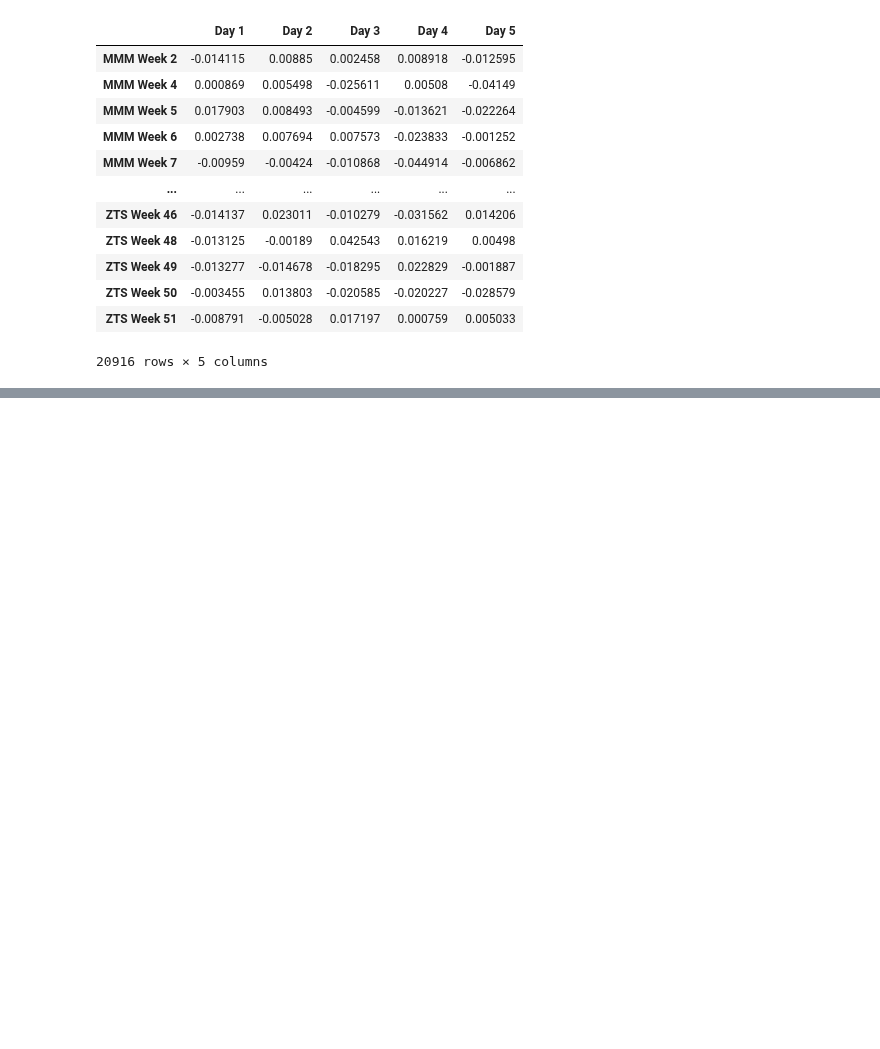
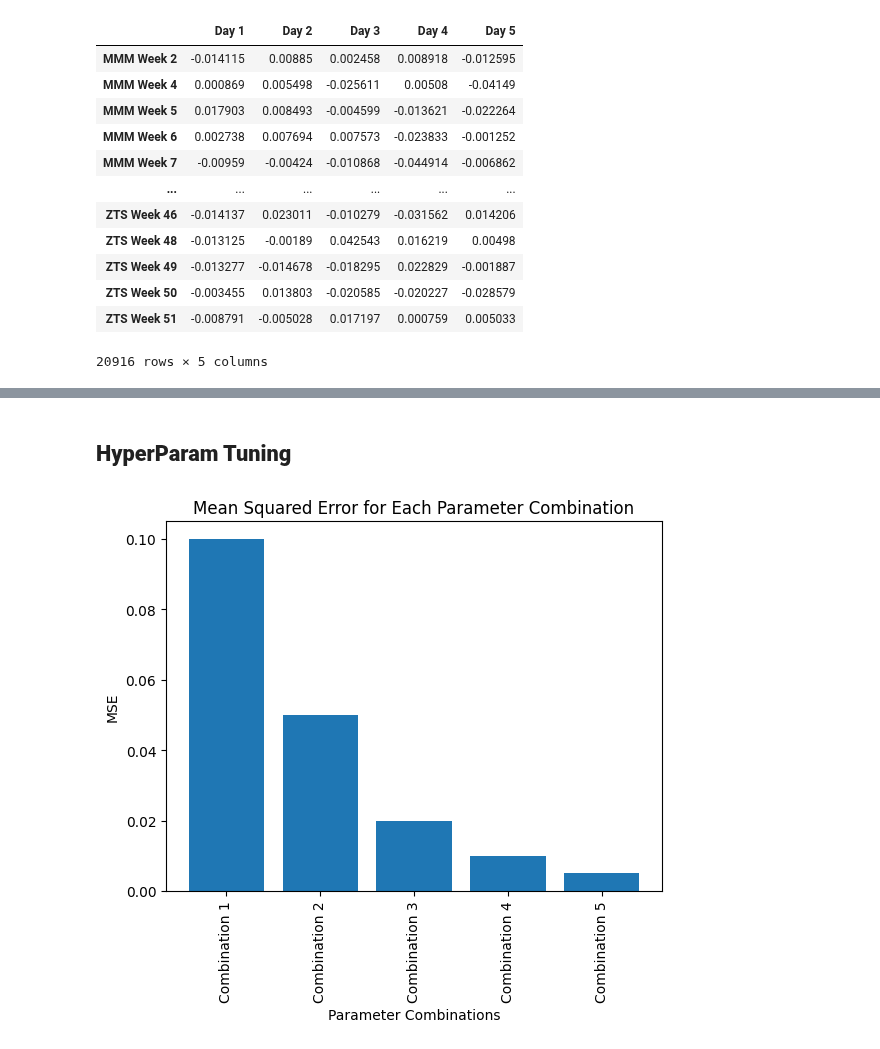
Before and after one commit to ktongk/BTT-JPMC-1, a Jupyter notebook: Anna/XGBOOST.ipynb, the cells around one changed output, grey strips where cells are left out. Drawn from its saved outputs; the diff is of its cells as text; code cells hidden in the pictures; blank space fills up the shorter version.

```diff
--- a/Anna/XGBOOST.ipynb
+++ b/Anna/XGBOOST.ipynb
@@ -636,0 +883,30 @@ dropweeks = [1,3,8,15,22,25,26,27,36,47,52]
+# %% [markdown]
+## <b>HyperParam Tuning
+# %%
+import matplotlib.pyplot as plt
+import numpy as np
+
+# Assuming mse_values is a list or array containing the MSE values for each combination of parameters
+mse_values = [0.1, 0.05, 0.02, 0.01, 0.005]
+
+# Assuming param_combinations is a list of strings representing the parameter combinations
+param_combinations = ['Combination 1', 'Combination 2', 'Combination 3', 'Combination 4', 'Combination 5']
+
+# Create x-axis values
+x_values = np.arange(len(mse_values))
+
+# Plot the MSE values as a bar plot
+plt.bar(x_values, mse_values)
+
+# Add x-axis tick labels
+plt.xticks(x_values, param_combinations, rotation='vertical')
+
+# Add labels and title
+plt.xlabel('Parameter Combinations')
+plt.ylabel('MSE')
+plt.title('Mean Squared Error for Each Parameter Combination')
+
+# Show the plot
+plt.show()
+# %% [output]
+[figure, added]
```
Also changed, not shown: parts of 25 cells of this notebook, 2 other files.
